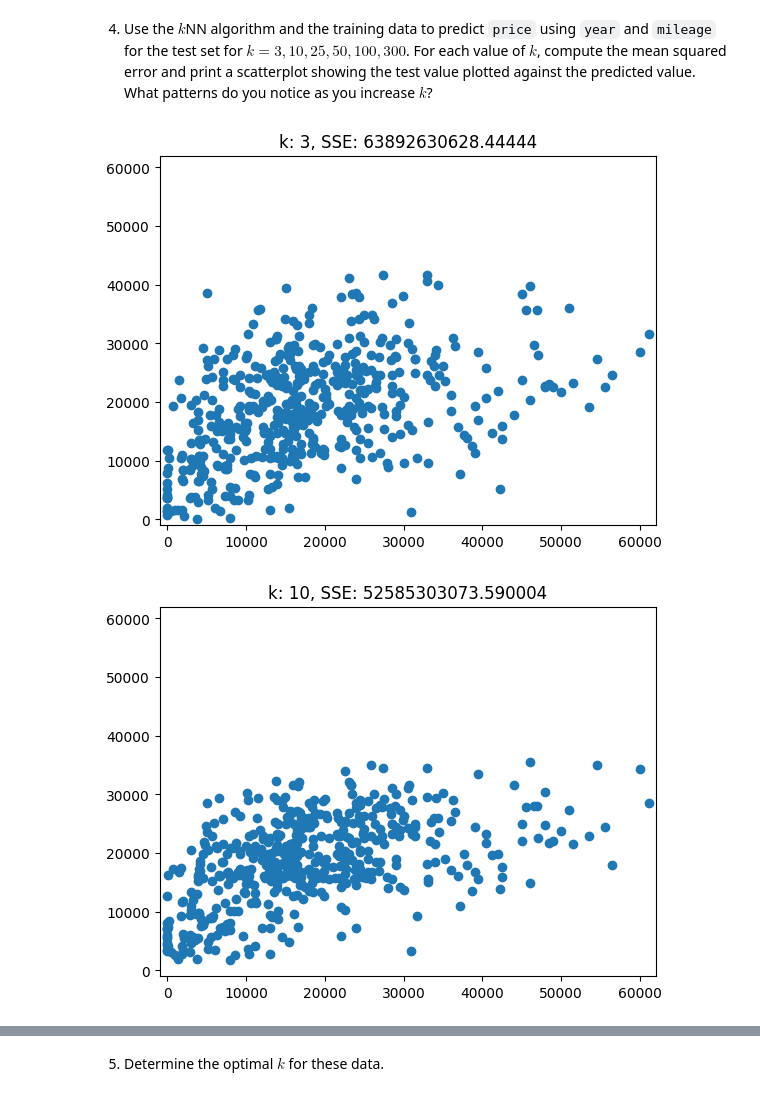
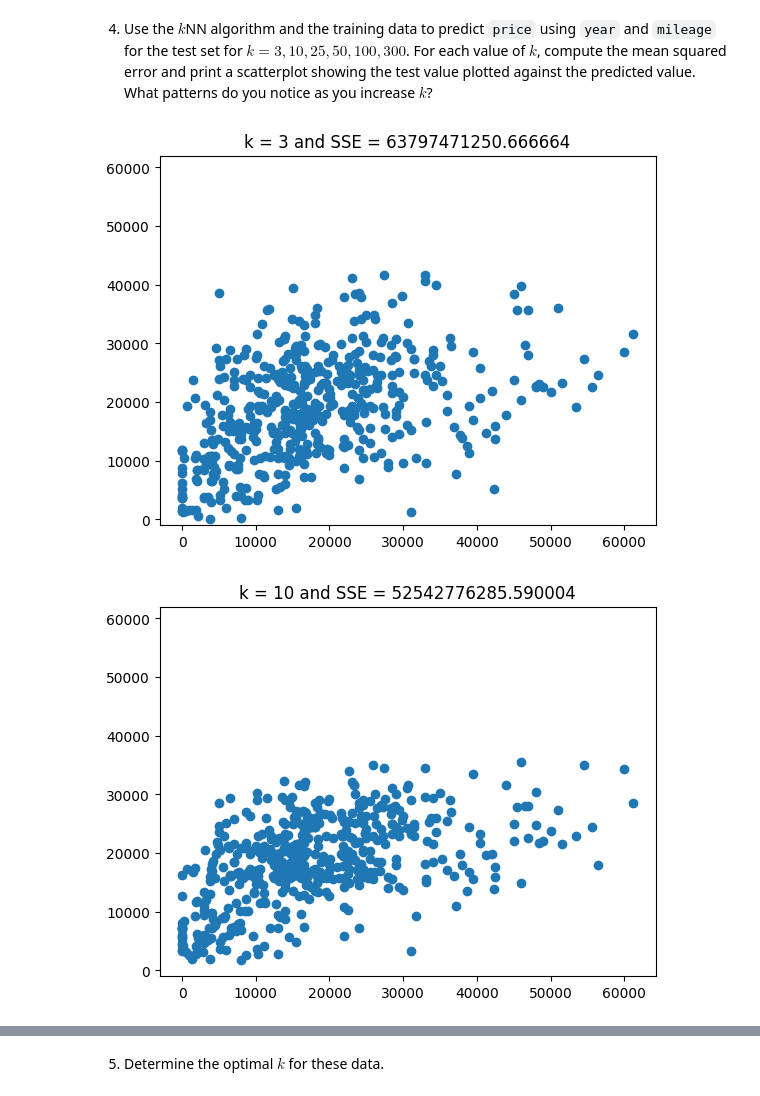
Before and after one commit to JulianKrese/knn, a Jupyter notebook: assignment_knn.ipynb, the cells around one changed output, grey strips where cells are left out. Drawn from its saved outputs; the diff is of its cells as text; code cells hidden in the pictures.

```diff
--- a/assignment_knn.ipynb
+++ b/assignment_knn.ipynb
@@ -76,37 +70,37 @@ X_train, X_test, y_train, y_test = train_test_split(X,y,
 4. Use the $k$NN algorithm and the training data to predict `price` using `year` and `mileage` for the test set for $k=3,10,25,50,100,300$. For each value of $k$, compute the mean squared error and print a scatterplot showing the test value plotted against the predicted value. What patterns do you notice as you increase $k$?
 # %%
 ### my code ###
+import matplotlib.pyplot as plt
+
+K = [3, 10, 25, 50, 100, 300]
+for k in K:
+  model = KNeighborsRegressor(n_neighbors=k)
+  fitted_model = model.fit(X_train,y_train)
+  y_hat = fitted_model.predict(X_test)
+  SSE = np.sum( (y_test - y_hat) **2 )
+
+  plot, axes = plt.subplots()
+  plt.scatter(y_test,y_hat)
+  plt.title("k = " + str(k) + " and SSE = " + str(SSE))
+  axes.set_ylim(-1000, 62000)
+  plt.show()  # y bound is changing and so the graph is being veritcally squashed
+  # as k increases, y_hat decreases
+
+### solutions code ###
+# from sklearn.neighbors import KNeighborsRegressor
 # import matplotlib.pyplot as plt
 
-# K = [3, 10, 25, 50, 100, 300]
-# for k in K:
-#   model = KNeighborsRegressor(n_neighbors=k)
-#   fitted_model = model.fit(X_train,y_train)
-#   y_hat = fitted_model.predict(X_test)
-#   SSE = np.sum( (y_test - y_hat) **2 )
-
-#   plot, axes = plt.subplots()
-#   plt.scatter(y_test,y_hat)
-#   plt.title("k = " + str(k) + " and SSE = " + str(SSE))
-#   axes.set_ylim(-1000, 62000)
-#   plt.show()  # y bound is changing and so the graph is being veritcally squashed
-#   # as k increases, y_hat decreases
-
-### solutions code ###
-from sklearn.neighbors import KNeighborsRegressor
-import matplotlib.pyplot as plt
-
-for k in [3,10,25,50,100,300]:
-    model = KNeighborsRegressor(n_neighbors=k).fit(X_train,y_train)
-    y_hat = model.predict(X_test)
-    SSE = np.sum( (y_test-y_hat)**2 )
-    #
-    plot, axes = plt.subplots()
-    plt.scatter(y_test,y_hat)
-    plt.title('k: '+str(k)+', SSE: '+str(SSE))
-    axes.set_ylim(-1000, 62000)
-    axes.set_xlim(-1000, 62000)
-    plt.show()
+# for k in [3,10,25,50,100,300]:
+#     model = KNeighborsRegressor(n_neighbors=k).fit(X_train,y_train)
+#     y_hat = model.predict(X_test)
+#     SSE = np.sum( (y_test-y_hat)**2 )
+#     #
+#     plot, axes = plt.subplots()
+#     plt.scatter(y_test,y_hat)
+#     plt.title('k: '+str(k)+', SSE: '+str(SSE))
+#     axes.set_ylim(-1000, 62000)
+#     axes.set_xlim(-1000, 62000)
+#     plt.show()
 # %% [output]
-[figure, old version]
+[figure, new version]
-[figure, old version]
+[figure, new version]
```
Also changed, not shown: parts of 6 cells of this notebook.
